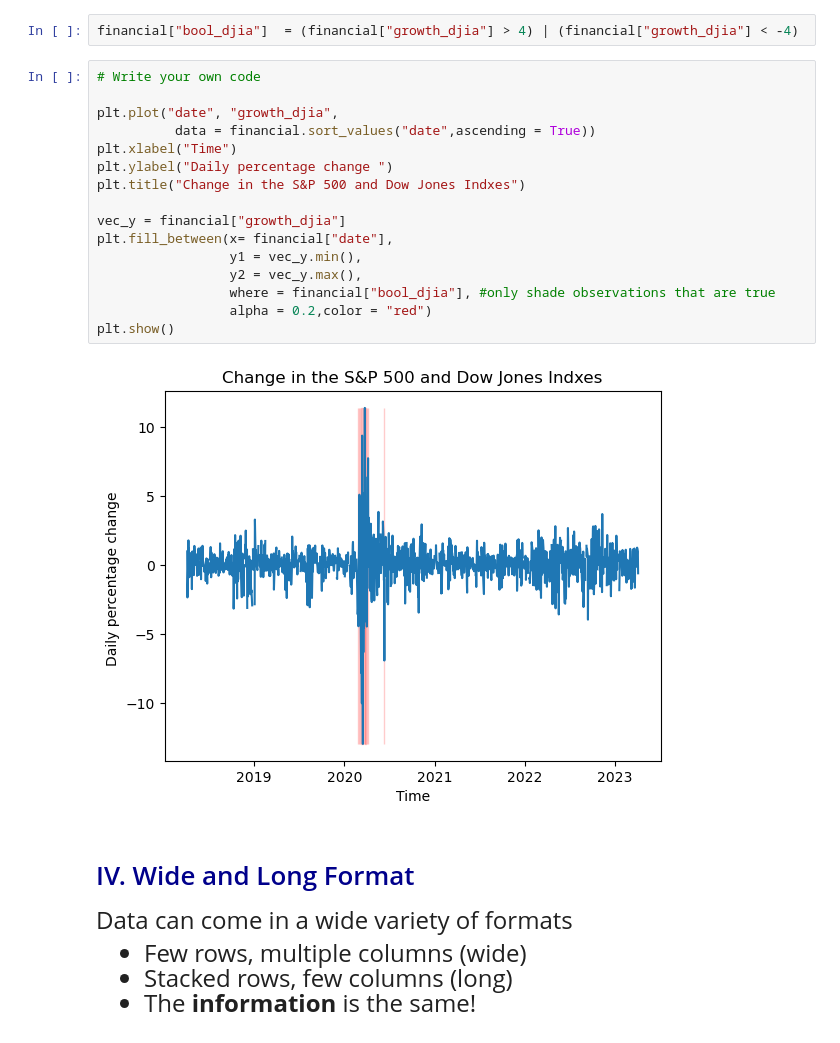
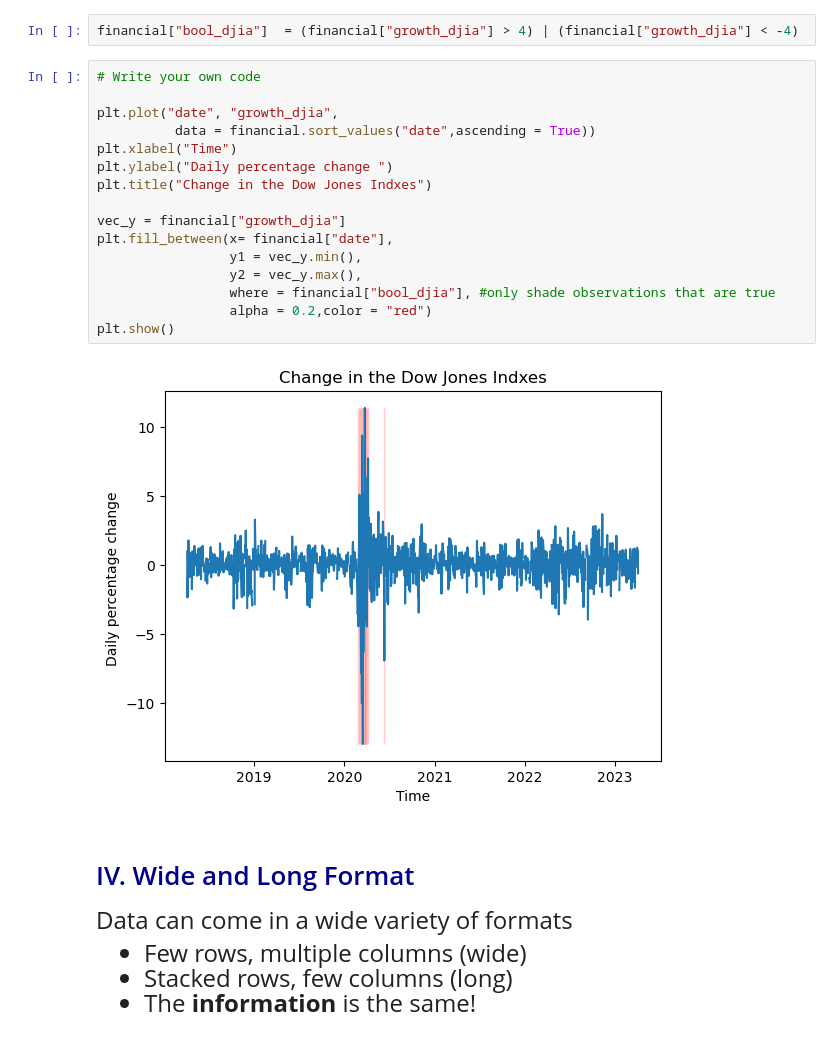
Before and after one commit to sydneywalker1/qtm151spring2023, a Jupyter notebook: Lecture 22/Lecture 22.ipynb, the cells around one changed output. Drawn from its saved outputs; the diff is of its cells as text.

```diff
--- a/Lecture 22/Lecture 22.ipynb
+++ b/Lecture 22/Lecture 22.ipynb
@@ -255,21 +254,21 @@ financial["bool_djia"]  = (financial["growth_djia"] > 4) | (financial["growth_dj
 # %%
 # Write your own code
 
 plt.plot("date", "growth_djia",
           data = financial.sort_values("date",ascending = True))
 plt.xlabel("Time")
 plt.ylabel("Daily percentage change ")
-plt.title("Change in the S&P 500 and Dow Jones Indxes")
+plt.title("Change in the Dow Jones Indxes")
 
 vec_y = financial["growth_djia"]
 plt.fill_between(x= financial["date"],
                  y1 = vec_y.min(),
                  y2 = vec_y.max(),
                  where = financial["bool_djia"], #only shade observations that are true
                  alpha = 0.2,color = "red")
 plt.show()
 # %% [output]
-[figure, old version]
+[figure, new version]
 # %% [markdown]
 # <span style="color:darkblue"> IV. Wide and Long Format </span>
 
```
Also changed, not shown: parts of 1 cell of this notebook, 5 other files.
